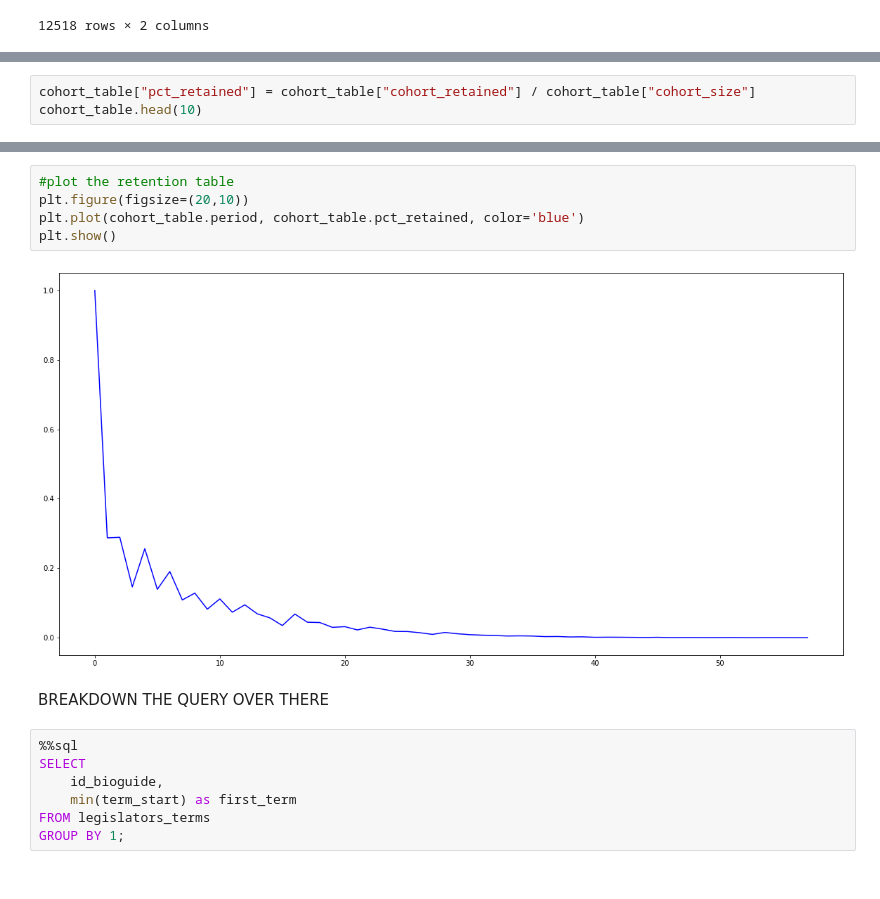
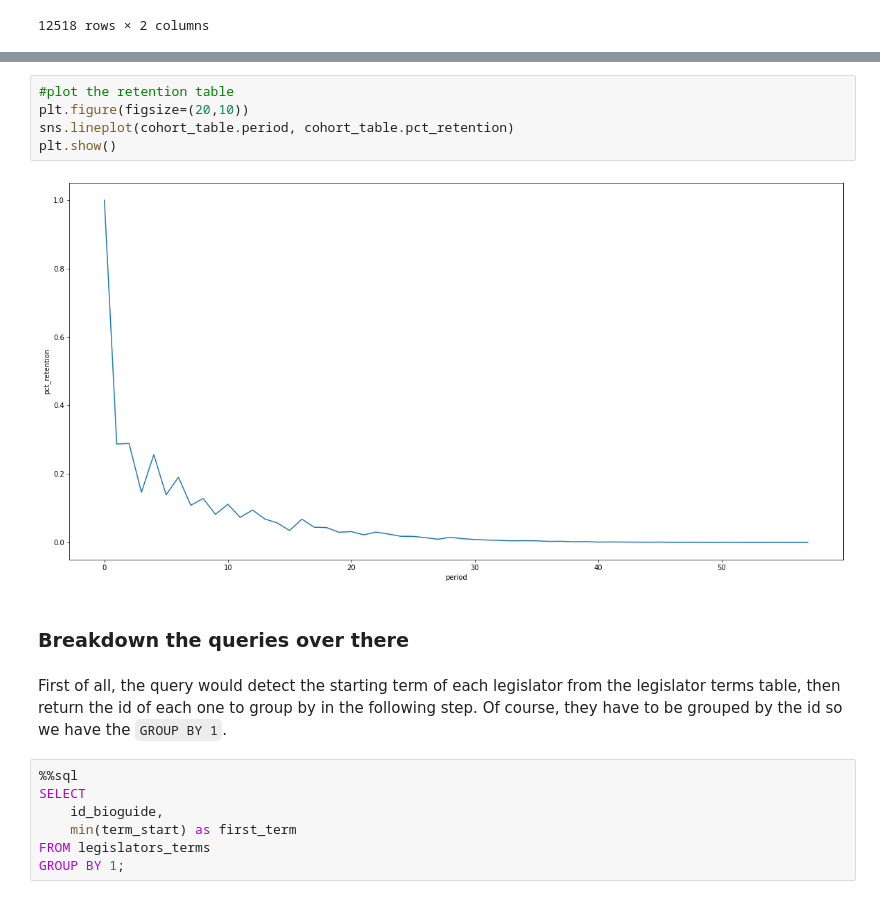
Before and after one commit to 2na3k/churn-duckdb, a Jupyter notebook: churn-nb.ipynb, the cells around one changed output, grey strips where cells are left out. Saved outputs shown, nothing was run; the diff lists cells and outputs as text.

```diff
--- a/churn-nb.ipynb
+++ b/churn-nb.ipynb
@@ -128,6 +102,3 @@ FROM
 ;
 # %% [output]
 Returning data to local variable cohort_table
-# %%
-cohort_table["pct_retained"] = cohort_table["cohort_retained"] / cohort_table["cohort_size"]
-cohort_table.head(10)
@@ -146,12 +105,14 @@ cohort_table.head(10)
 # %%
 #plot the retention table
 plt.figure(figsize=(20,10))
-plt.plot(cohort_table.period, cohort_table.pct_retained, color='blue')
+sns.lineplot(cohort_table.period, cohort_table.pct_retention)
 plt.show()
 # %% [output]
-[figure, old version]
+[figure, new version]
-# %% [markdown]
-BREAKDOWN THE QUERY OVER THERE
+# %% [markdown]
+### Breakdown the queries over there
+# %% [markdown]
+First of all, the query would detect the starting term of each legislator from the legislator terms table, then return the id of each one to group by in the following step. Of course, they have to be grouped by the id so we have the `GROUP BY 1`.
 # %%
 %%sql
 SELECT
```
Also changed, not shown: parts of 38 cells of this notebook.
